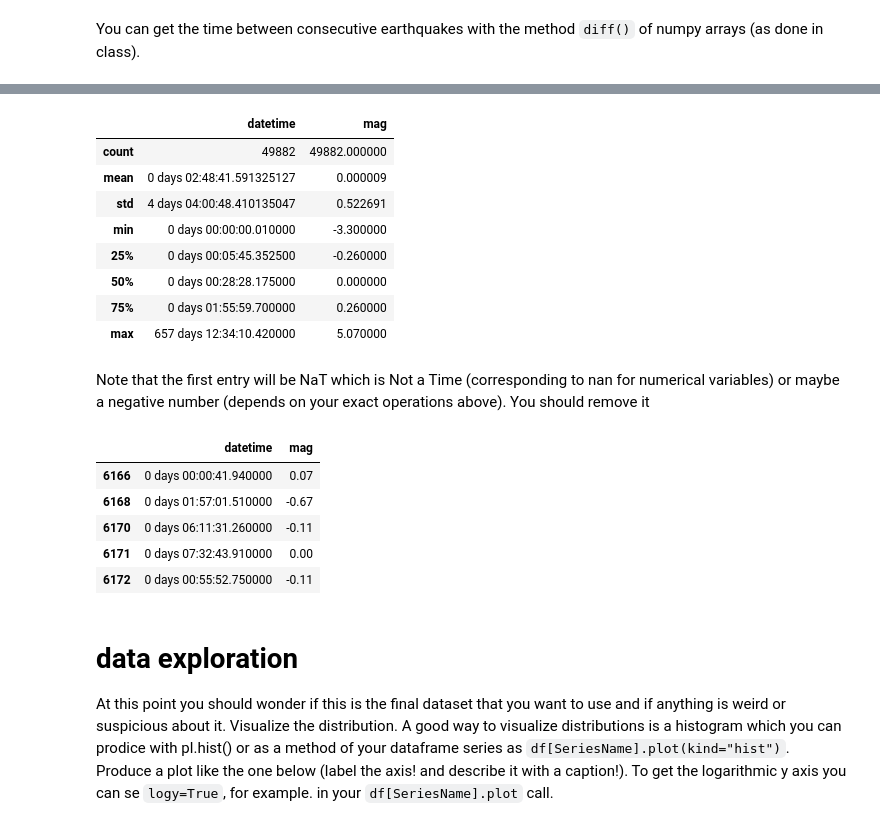
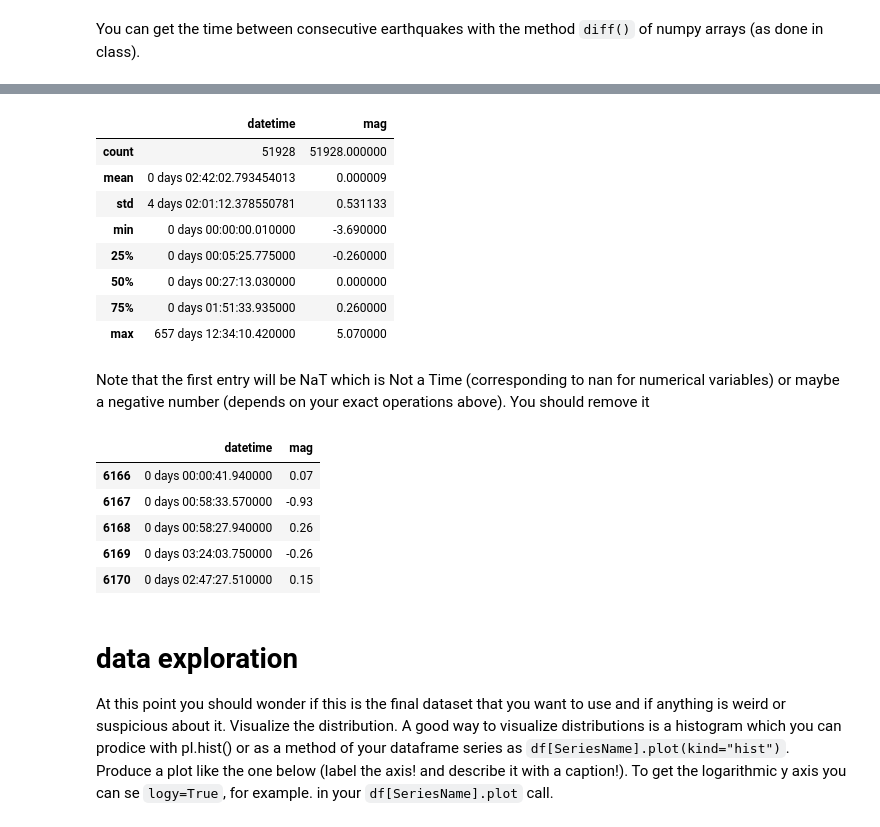
Before and after one commit to wtaranto/DSPS_wtaranto, a Jupyter notebook: HW3/KS_earthquakes_instructions.ipynb, the cells around one changed output, grey strips where cells are left out. Cells and saved outputs as stored; diff of their text form; code cells hidden in the pictures.

````diff
--- a/HW3/KS_earthquakes_instructions.ipynb
+++ b/HW3/KS_earthquakes_instructions.ipynb
@@ -255,5 +254,5 @@ Now what you really want is the _time interval between earthquakes_ for all even
 You can remove earthquakes smaller than magnitude 2 by, again, broadcasting. How would that look like?
 # %%
 # your code here
-eqGoodData = eqGoodData[eqGoodData['mag'] > 2]
+eqGoodData = eqGoodData[eqGoodData['mag'] >= 2]
 # %%
@@ -263,5 +262,2 @@ eqGoodData.shape #look like for my data it was not needed! that is because I cho
 # %% [markdown]
 You can get the time between consecutive earthquakes with the method ```diff()``` of numpy arrays (as done in class).
-# %%
-#your code here
-eqGoodData = eqGoodData.diff()
@@ -280,0 +273,3 @@ eqGoodData.head()
+# %%
+#your code here
+eqGoodDataDiff = eqGoodData.diff()
@@ -281,29 +289,29 @@ eqGoodData.head()
 # %%
-eqGoodData.describe()
+eqGoodDataDiff.describe()
 # %% [output]
 |  | datetime | mag |
-| count | 49882 | 49882.000000 |
-| mean | 0 days 02:48:41.591325127 | 0.000009 |
-| std | 4 days 04:00:48.410135047 | 0.522691 |
-| min | 0 days 00:00:00.010000 | -3.300000 |
-| 25% | 0 days 00:05:45.352500 | -0.260000 |
-| 50% | 0 days 00:28:28.175000 | 0.000000 |
-| 75% | 0 days 01:55:59.700000 | 0.260000 |
+| count | 51928 | 51928.000000 |
+| mean | 0 days 02:42:02.793454013 | 0.000009 |
+| std | 4 days 02:01:12.378550781 | 0.531133 |
+| min | 0 days 00:00:00.010000 | -3.690000 |
+| 25% | 0 days 00:05:25.775000 | -0.260000 |
+| 50% | 0 days 00:27:13.030000 | 0.000000 |
+| 75% | 0 days 01:51:33.935000 | 0.260000 |
 | max | 657 days 12:34:10.420000 | 5.070000 |
 # %% [markdown]
 Note that the first entry will be NaT which is Not a Time (corresponding to nan for numerical variables) or maybe a negative number (depends on your exact operations above). You should remove it
 # %%
 # your code here
-eqGoodData = eqGoodData[1:]
+eqGoodDataDiff = eqGoodDataDiff[1:]
 # %%
-eqGoodData.head()
+eqGoodDataDiff.head()
 # %% [output]
 |  | datetime | mag |
 | 6166 | 0 days 00:00:41.940000 | 0.07 |
-| 6168 | 0 days 01:57:01.510000 | -0.67 |
-| 6170 | 0 days 06:11:31.260000 | -0.11 |
-| 6171 | 0 days 07:32:43.910000 | 0.00 |
-| 6172 | 0 days 00:55:52.750000 | -0.11 |
+| 6167 | 0 days 00:58:33.570000 | -0.93 |
+| 6168 | 0 days 00:58:27.940000 | 0.26 |
+| 6169 | 0 days 03:24:03.750000 | -0.26 |
+| 6170 | 0 days 02:47:27.510000 | 0.15 |
 # %% [markdown]
 # data exploration
 At this point you should wonder if this is the final dataset that you want to use and if anything is weird or suspicious about it. Visualize the distribution. A good way to visualize distributions is a histogram which you can prodice with pl.hist() or as a method of your dataframe series as ```df[SeriesName].plot(kind="hist")```. Produce a plot like the one below (label the axis! and describe it with a caption!). To get the logarithmic y axis you can se ```logy=True```, for example. in your ```df[SeriesName].plot``` call.
````
Also changed, not shown: parts of 15 cells of this notebook, 1 other file.
